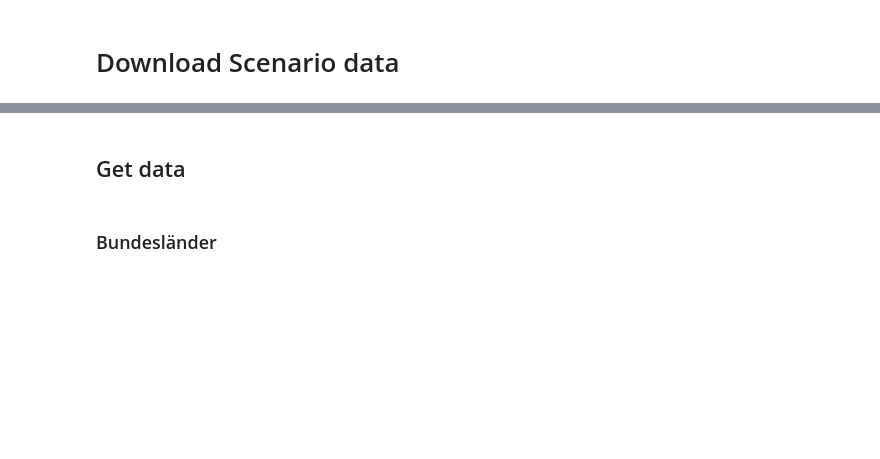
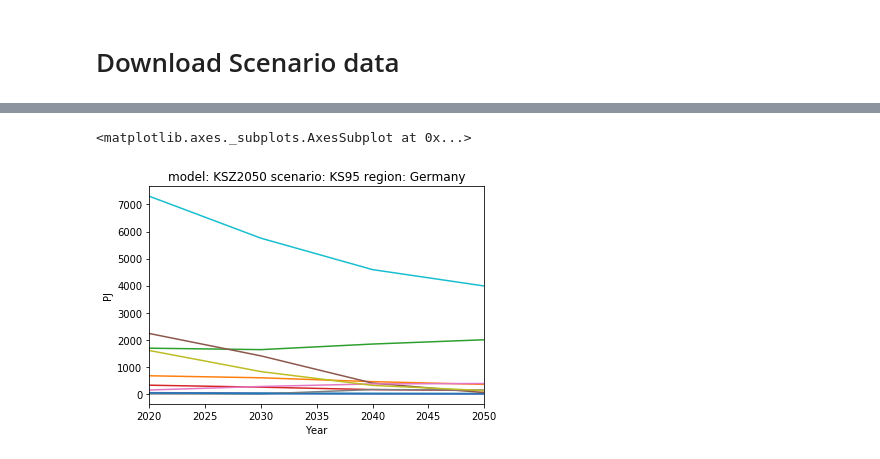
Before and after one commit to rl-institut/oep-pyam, a Jupyter notebook: OEP-oedialect_pyam.ipynb, the cells around one changed output, grey strips where cells are left out. Drawn from its saved outputs; the diff is of its cells as text; code cells hidden in the pictures; blank space fills up the shorter version.

```diff
--- a/OEP-oedialect_pyam.ipynb
+++ b/OEP-oedialect_pyam.ipynb
@@ -69,7 +77,7 @@ from saio.scenario import ksz2050_r2_ks95_primary_and_final_energy_consumption a
 Session = sessionmaker(bind=engine)
 session = Session()
 try:
-    df_lan = saio.as_pandas(session.query(Ksz2050pfec))
+    df_pfec = saio.as_pandas(session.query(Ksz2050pfec))
     session.commit()
     print('Querry successful!')
 except Exception as e:
@@ -83,8 +100,8 @@ df_lan.head()
 # %%
-df_lan.drop(columns='id', inplace=True)
+df_pfec.drop(columns='id', inplace=True)
 # %%
-df_lan.rename(columns={'variable': 'type'}, inplace=True)
+df_pfec.rename(columns={'variable': 'type'}, inplace=True)
 # %%
-df = pyam.IamDataFrame(df_lan, model='test', scenario='scen_a', region='Germany',
+df_iam = pyam.IamDataFrame(df_pfec, model='KSZ2050', scenario='KS95', region='Germany',
                       variable=['type', 'energy_carrier'])
 # %%
@@ -94,6 +143,5 @@ df.data
 # %%
-df.filter(variable='Final*').line_plot(legend=False)
+df_iam.filter(variable='Final*').line_plot(legend=False)
+# %% [output]
+<matplotlib.axes._subplots.AxesSubplot at 0x...>
+[figure, added]
-# %% [markdown]
-## Get data
-# %% [markdown]
-### Bundesländer
```
Also changed, not shown: parts of 29 cells of this notebook.
